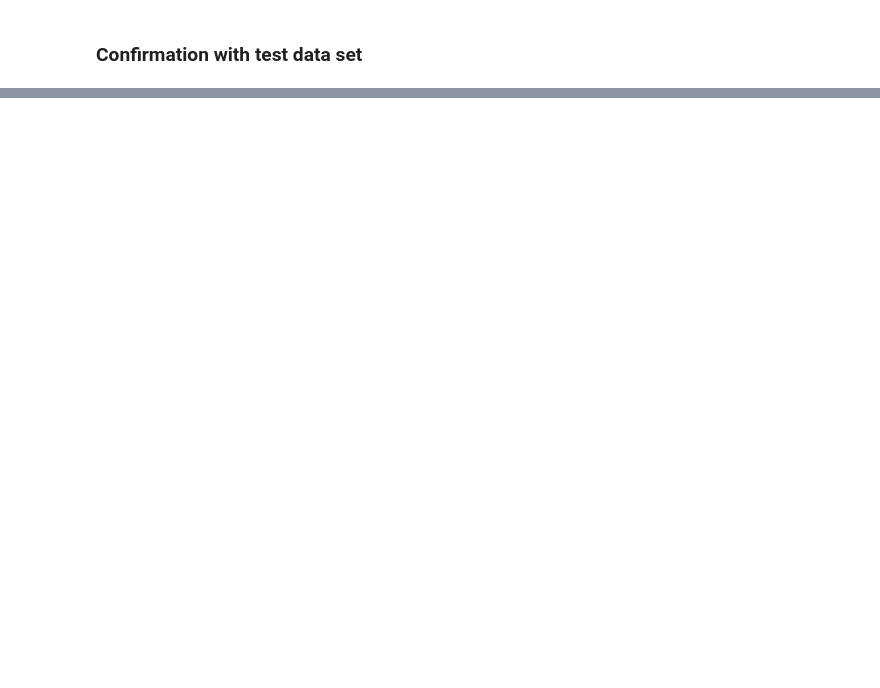
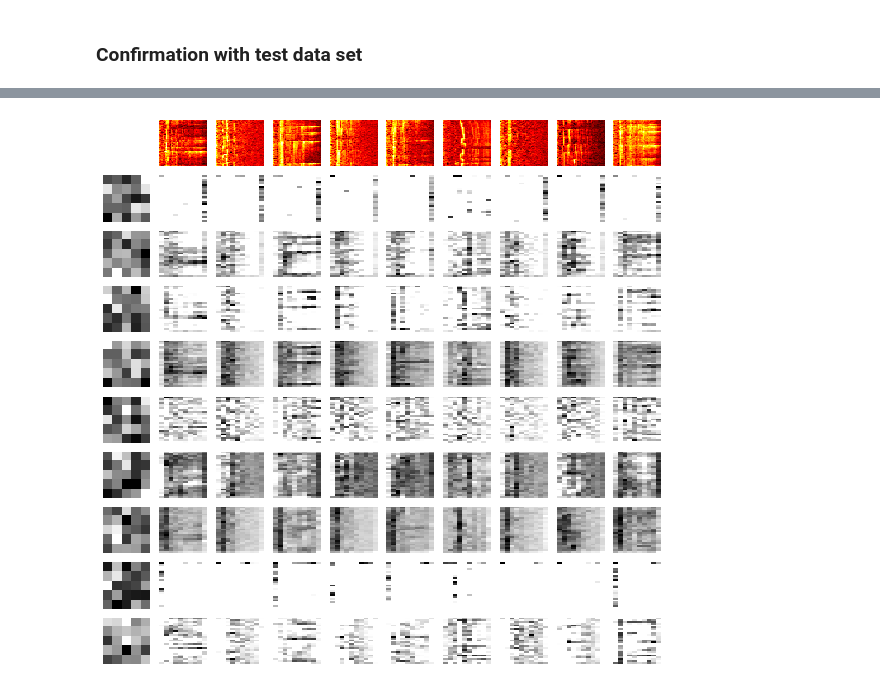
Before and after one commit to araobp/acoustic-features, a Jupyter notebook: tensorflow/CNN_for_AED_preliminary_test.ipynb, the cells around one changed output, grey strips where cells are left out. Drawn from its saved outputs; the diff is of its cells as text; code cells hidden in the pictures; blank space fills up the shorter version.

```diff
--- a/tensorflow/CNN_for_AED_preliminary_test.ipynb
+++ b/tensorflow/CNN_for_AED_preliminary_test.ipynb
@@ -202,0 +286,25 @@ sess.close()
+# %%
+fig = plt.figure(figsize=(10,10))
+
+for j in range(9):
+  subplot = fig.add_subplot(10,10,10*(j+1)+1)
+  subplot.set_xticks([])
+  subplot.set_yticks([])
+  subplot.imshow(filter_vals[:,:,0,j],cmap=plt.cm.gray_r, interpolation='nearest')
+
+for i in range(9):
+  subplot = fig.add_subplot(10,10,i+2)
+  subplot.set_xticks([])
+  subplot.set_yticks([])
+  subplot.imshow(train_x[i].reshape(100,FILTERS),cmap=plt.cm.hot, interpolation='nearest', aspect='auto')
+
+for j in range(9):
+  for i in range(9):
+    subplot = fig.add_subplot(10,10,10*(j+1)+2+i)
+    subplot.set_xticks([])
+    subplot.set_yticks([])
+    subplot.imshow(conv_vals[i,:,:,j],cmap=plt.cm.gray_r, interpolation='nearest', aspect='auto')
+
+fig.savefig(DATA_FOLDER+'/filterd_spectrogram.png')
+# %% [output]
+[figure, added]
```
Also changed, not shown: parts of 16 cells of this notebook, 1 other file.
